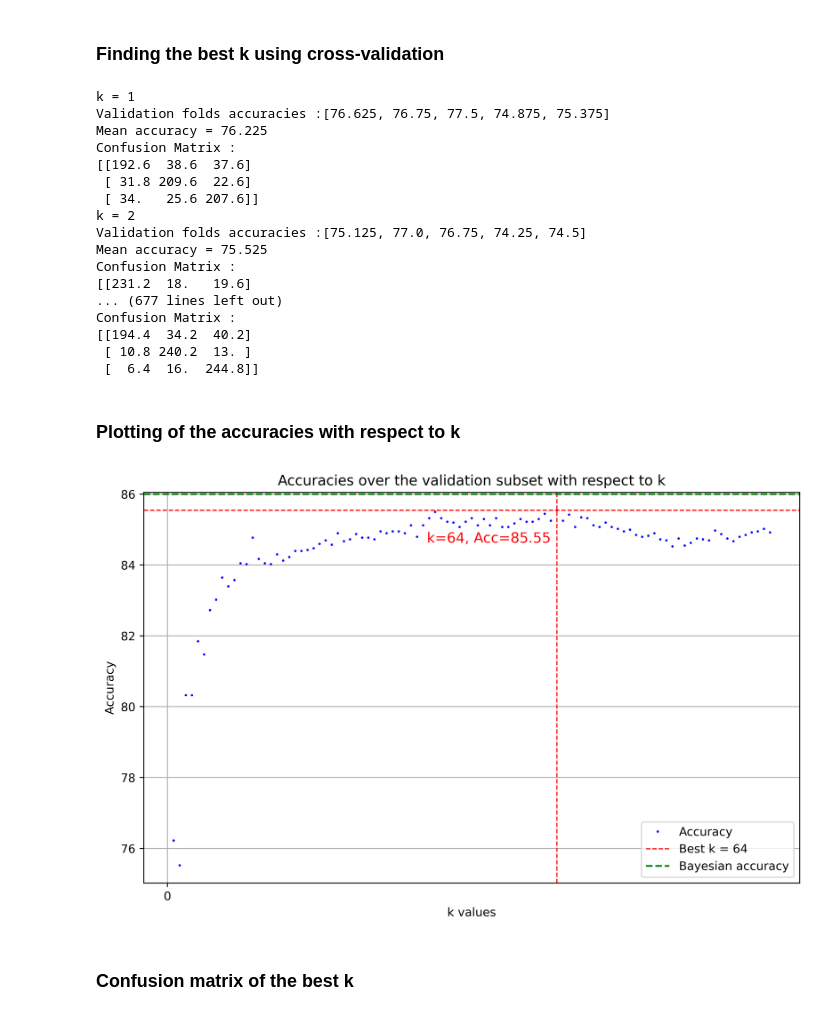
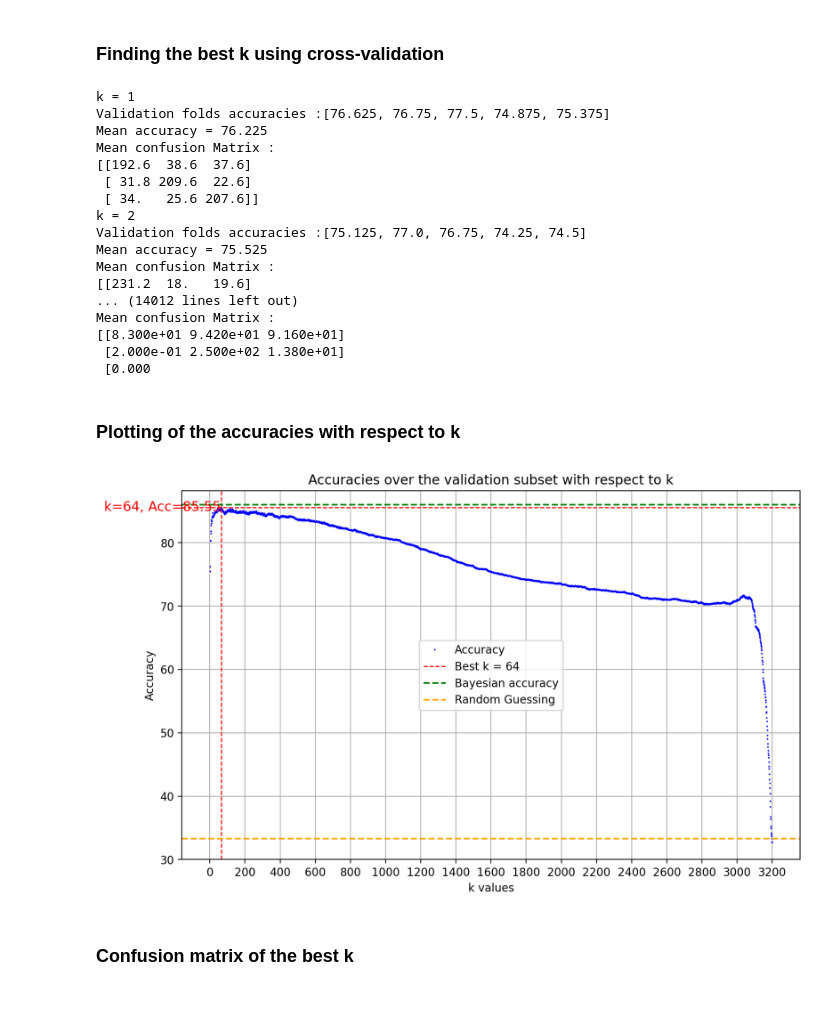
Before and after one commit to bapt-mat/Intro-to-Machine-Learning-Project, a Jupyter notebook: project.ipynb, the cells around one changed output. Cells and saved outputs as stored; diff of their text form; code cells hidden in the pictures.

```diff
--- a/project.ipynb
+++ b/project.ipynb
@@ -123,10 +116,16 @@ plt.show()
 # %%
 # Returns an array with the euclidian distances from x to every x' in x_array
 def euclidian_dist_array(x, x_array):
-    return np.linalg.norm(x_array - x, axis=1).reshape(-1, 1)
+    return np.linalg.norm(x_array - x, axis=1)
 
+# Returns a matrix with the distance for each point of matrixA with respect to matrixB
 def distance_matrix(matrixA, matrixB):
-    return scipy.spatial.distance_matrix(matrixA, matrixB, p=2)
+    #return scipy.spatial.distance_matrix(matrixA, matrixB, p=2)
+    res = np.zeros((matrixA.shape[0], matrixB.shape[0]))
+    for i in range(matrixA.shape[0]):
+        distance = euclidian_dist_array(matrixA[i], matrixB)
+        res[i] = distance
+    return res
 
 def accuracy(nb_true, nb_total):
     return (nb_true * 100) / nb_total
@@ -160,18 +167,19 @@ def knn(distance_tab, labels, k):
 # %%
 # Returns the accuracy, confusion matrix of the prediction of the test set amongst the train set
 # distance_mat : precomputed distances between train set and test set
-def prediction_metrics(distance_mat, y_set_train, y_set_test, k):
+
+def prediction_metrics(y_set_train, y_set_test, k, distance_mat=None, x_set_train=None, x_set_test=None):
     right_predictions = 0
     len_y_set_test = len(y_set_test)
-
     classes = np.unique(y_set_test)
     nb_classes = len(classes)
     confusion_matrix = np.zeros((nb_classes, nb_classes))
 
+    knn_function = lambda i : knn(y_set_train, k, distance_mat[i]) if distance_mat is not None else knn(y_set_train, k, new_input=x_set_test[i], features_set=x_set_train)
+
     # Predict the class for each point of the set test amongst the set train
-    # Distances are precomputed in the distance matrix
     for i in range(len_y_set_test) :
-        y_pred = knn(distance_mat[i], y_set_train, k)
+        y_pred = knn_function(i)
         y_actual = y_set_test[i, 0]
 
         if (y_pred == y_actual):
@@ -229,18 +234,16 @@ Number of distance matrices : 5
 ### Cross-validation algorithm
 # %%
 # Returns the metrics for a given k using cross-validation
-def cross_validation(k, x_train_folds, y_train_folds, nb_folds, list_dist_mat):
+def cross_validation(k, y_train_folds, nb_folds, list_dist_mat):
     fold_accuracies = []
     fold_confusion_matrices = []
 
     # Computing the metrics for each fold taken once(as a validation fold) over the k-1 training folds
     for i in range(nb_folds):
         # Remove the validation set from the training set
-        x_tmp_training = np.concatenate([x_train_folds[j] for j in range(nb_folds) if j != i], axis=0)
         y_tmp_training = np.concatenate([y_train_folds[j] for j in range(nb_folds) if j != i], axis=0)
 
         # Take the remaining fold as the validation fold
-        x_val_fold = x_train_folds[i]
         y_val_fold = y_train_folds[i]
 
         fold_accuracy, fold_cm = (prediction_metrics(distance_mat=list_dist_mat[i],
@@ -260,7 +263,7 @@ def cross_validation(k, x_train_folds, y_train_folds, nb_folds, list_dist_mat):
 ### Finding the best k using cross-validation
 # %%
 # Returns the best k using cross-validation
-def tuning_k(nb_folds, x_folds, y_folds, k_range, list_dist_mat):
+def tuning_k(nb_folds, y_folds, k_range, list_dist_mat):
     list_accuracies = []
     list_confusion_matrices = []
 
@@ -268,11 +271,11 @@ def tuning_k(nb_folds, x_folds, y_folds, k_range, list_dist_mat):
     for k in k_range :
         print("k = "+str(k))
         # Get the mean metrics for this k over the entire folds using cross-validation
-        mean_acc, mean_cm = cross_validation(k, x_folds, y_folds, nb_folds, list_dist_mat)
+        mean_acc, mean_cm = cross_validation(k, y_folds, nb_folds, list_dist_mat)
         list_accuracies.append(mean_acc)
         list_confusion_matrices.append(mean_cm)
         print("Mean accuracy = "+str(mean_acc))
-        print("Confusion Matrix : \n"+str(mean_cm))
+        print("Mean confusion Matrix : \n"+str(mean_cm))
 
     max_accuracy = max(list_accuracies)
     best_k = k_range[list_accuracies.index(max_accuracy)]
@@ -281,48 +284,50 @@ def tuning_k(nb_folds, x_folds, y_folds, k_range, list_dist_mat):
     return best_k, list_accuracies, list_confusion_matrices
 
 k_max = int(x_train.shape[0] - (x_train.shape[0] / nb_folds))
-k_range = range(1, 100)
+k_range = range(1, k_max)
 
-best_k, accuracies, confusion_matrices = tuning_k(nb_folds=nb_folds, x_folds=x_subsets, y_folds=y_subsets, k_range=k_range, list_dist_mat=list_dist_mat)
+best_k, accuracies, confusion_matrices = tuning_k(nb_folds=nb_folds, y_folds=y_subsets, k_range=k_range, list_dist_mat=list_dist_mat)
 max_accuracy = max(accuracies)
 # %% [output]
 k = 1
 Validation folds accuracies :[76.625, 76.75, 77.5, 74.875, 75.375]
 Mean accuracy = 76.225
-Confusion Matrix :
+Mean confusion Matrix :
 [[192.6  38.6  37.6]
  [ 31.8 209.6  22.6]
  [ 34.   25.6 207.6]]
 k = 2
 Validation folds accuracies :[75.125, 77.0, 76.75, 74.25, 74.5]
 Mean accuracy = 75.525
-Confusion Matrix :
+Mean confusion Matrix :
 [[231.2  18.   19.6]
-... (677 lines left out)
-Confusion Matrix :
-[[194.4  34.2  40.2]
- [ 10.8 240.2  13. ]
- [  6.4  16.  244.8]]
+... (14012 lines left out)
+Mean confusion Matrix :
+[[8.300e+01 9.420e+01 9.160e+01]
+ [2.000e-01 2.500e+02 1.380e+01]
+ [0.000
 # %% [markdown]
 ### Plotting of the accuracies with respect to k
 # %%
-plt.figure(figsize=(10, 6), dpi=500)
-plt.plot(k_range, accuracies, label='Accuracy', marker='o', color='b',markersize=1,linestyle='None')
+plt.figure(figsize=(10, 6), dpi=200)
+plt.plot(k_range, accuracies, label='Accuracy', marker='o', color='b',markersize=.5,linestyle='None')
 plt.axvline(x=best_k, color='r', linestyle='--', linewidth=1, label=f'Best k = {best_k}')
 plt.axhline(y=max_accuracy, color='r', linestyle='--', linewidth=1)
 plt.axhline(y=86, color='g', linestyle='--', label=f'Bayesian accuracy')
+plt.axhline(y=(1/3*100), color='orange', linestyle='--', label=f'Random Guessing')
 plt.text(best_k-1, max_accuracy-1, f'k={best_k}, Acc={max_accuracy:.2f}',
          horizontalalignment='right', verticalalignment='bottom',
          color='red', fontsize=12)
 plt.xlabel('k values')
 plt.ylabel('Accuracy')
 plt.xticks(np.arange(0, max(k_range)+2, 200))
+plt.yticks(np.arange(30, 90, 10))
 plt.grid(True)
 plt.legend()
 plt.title("Accuracies over the validation subset with respect to k")
 plt.show()
 # %% [output]
-[figure, old version]
+[figure, new version]
 # %% [markdown]
 ### Confusion matrix of the best k
 # %%
```
Also changed, not shown: parts of 15 cells of this notebook, 2 other files.
